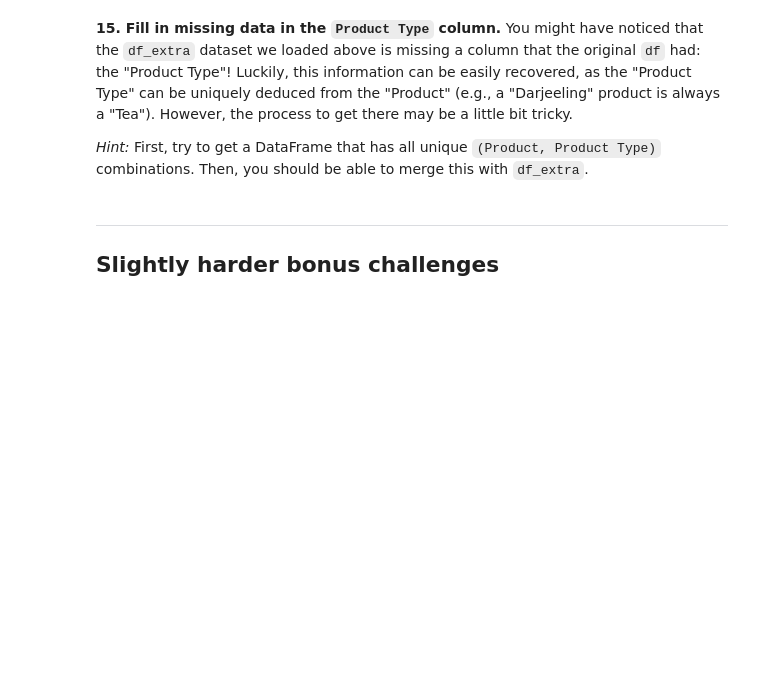
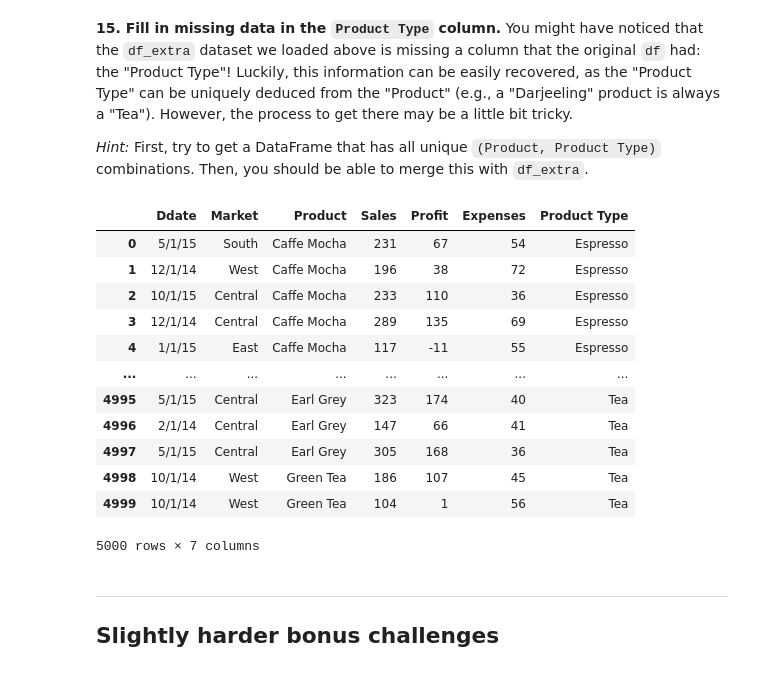
Before and after one commit to clementpickel/DSP_Assignement, a Jupyter notebook: Exercices/ex1/01_Pandas.ipynb, the cells around one changed output. Drawn from its saved outputs; the diff is of its cells as text; code cells hidden in the pictures; blank space fills up the shorter version.

```diff
--- a/Exercices/ex1/01_Pandas.ipynb
+++ b/Exercices/ex1/01_Pandas.ipynb
@@ -249,6 +306,21 @@ df_markets
 _Hint:_ First, try to get a DataFrame that has all unique `(Product, Product Type)` combinations. Then, you should be able to merge this with `df_extra`.
 # %%
 # Your code here
+df_extra.merge(df[["Product", "Product Type"]].drop_duplicates(), on="Product")
+# %% [output]
+|  | Ddate | Market | Product | Sales | Profit | Expenses | Product Type |
+| 0 | 5/1/15 | South | Caffe Mocha | 231 | 67 | 54 | Espresso |
+| 1 | 12/1/14 | West | Caffe Mocha | 196 | 38 | 72 | Espresso |
+| 2 | 10/1/15 | Central | Caffe Mocha | 233 | 110 | 36 | Espresso |
+| 3 | 12/1/14 | Central | Caffe Mocha | 289 | 135 | 69 | Espresso |
+| 4 | 1/1/15 | East | Caffe Mocha | 117 | -11 | 55 | Espresso |
+| ... | ... | ... | ... | ... | ... | ... | ... |
+| 4995 | 5/1/15 | Central | Earl Grey | 323 | 174 | 40 | Tea |
+| 4996 | 2/1/14 | Central | Earl Grey | 147 | 66 | 41 | Tea |
+| 4997 | 5/1/15 | Central | Earl Grey | 305 | 168 | 36 | Tea |
+| 4998 | 10/1/14 | West | Green Tea | 186 | 107 | 45 | Tea |
+| 4999 | 10/1/14 | West | Green Tea | 104 | 1 | 56 | Tea |
+5000 rows × 7 columns
 # %% [markdown]
 - - -
 ## Slightly harder bonus challenges
```
Also changed, not shown: parts of 13 cells of this notebook, 1 other file.
